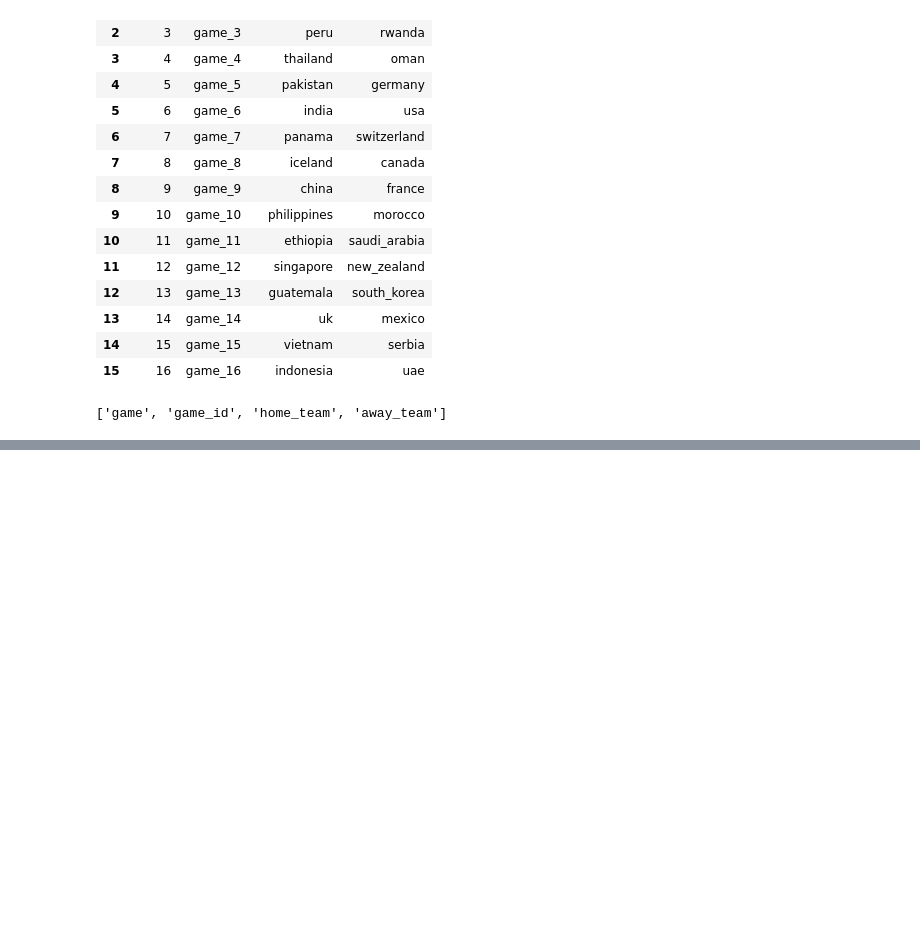
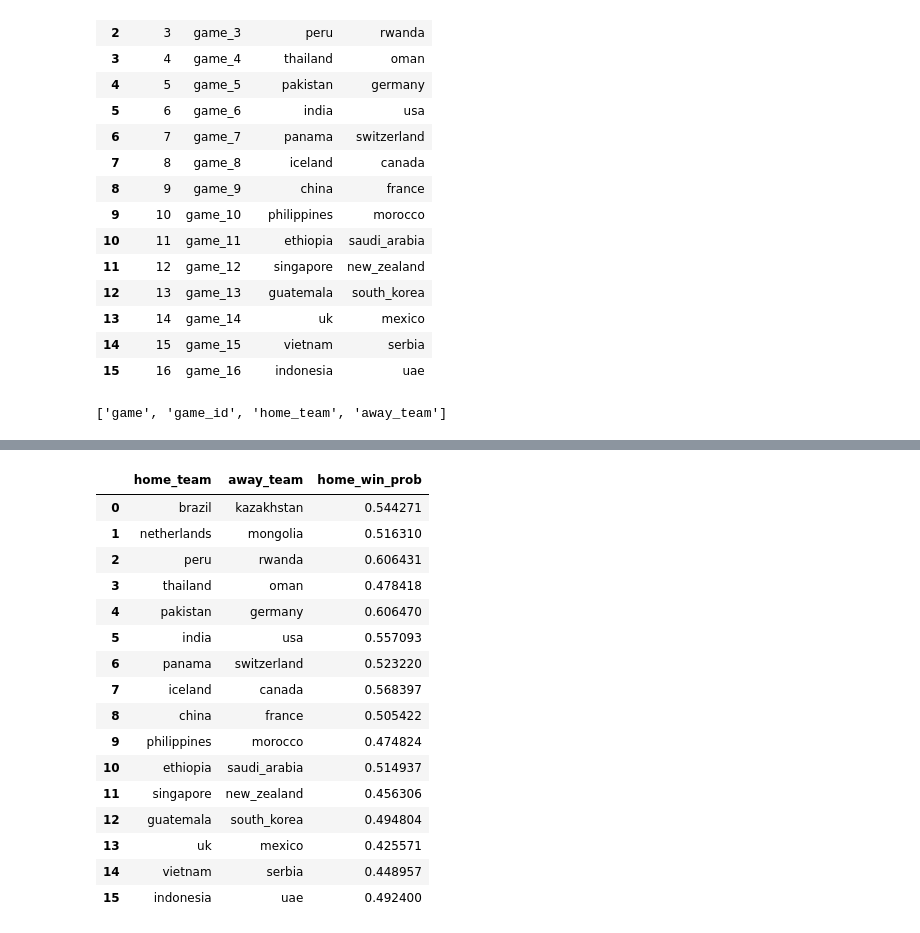
Before and after one commit to Krishnapabbu17/Wharton-DS-Project, a Jupyter notebook: notebooks/01_eda.ipynb, the cells around one changed output, grey strips where cells are left out. Saved outputs shown, nothing was run; the diff lists cells and outputs as text; code cells hidden in the pictures; blank space fills up the shorter version.

```diff
--- a/notebooks/01_eda.ipynb
+++ b/notebooks/01_eda.ipynb
@@ -133,0 +255,41 @@ matchups.columns.tolist()
+# %%
+matchups = matchups.merge(
+    team_table[["team", "strength_score"]],
+    left_on="home_team",
+    right_on="team",
+    how="left"
+).rename(columns={"strength_score": "home_strength"}).drop(columns=["team"])
+
+matchups = matchups.merge(
+    team_table[["team", "strength_score"]],
+    left_on="away_team",
+    right_on="team",
+    how="left"
+).rename(columns={"strength_score": "away_strength"}).drop(columns=["team"])
+
+matchups["strength_diff"] = matchups["home_strength"] - matchups["away_strength"]
+# %%
+import numpy as np
+
+k = 3  # scaling factor, can tune later
+matchups["home_win_prob"] = 1 / (1 + np.exp(-k * matchups["strength_diff"]))
+
+matchups[["home_team", "away_team", "home_win_prob"]]
+# %% [output]
+|  | home_team | away_team | home_win_prob |
+| 0 | brazil | kazakhstan | 0.544271 |
+| 1 | netherlands | mongolia | 0.516310 |
+| 2 | peru | rwanda | 0.606431 |
+| 3 | thailand | oman | 0.478418 |
+| 4 | pakistan | germany | 0.606470 |
+| 5 | india | usa | 0.557093 |
+| 6 | panama | switzerland | 0.523220 |
+| 7 | iceland | canada | 0.568397 |
+| 8 | china | france | 0.505422 |
+| 9 | philippines | morocco | 0.474824 |
+| 10 | ethiopia | saudi_arabia | 0.514937 |
+| 11 | singapore | new_zealand | 0.456306 |
+| 12 | guatemala | south_korea | 0.494804 |
+| 13 | uk | mexico | 0.425571 |
+| 14 | vietnam | serbia | 0.448957 |
+| 15 | indonesia | uae | 0.492400 |
```
Also changed, not shown: parts of 7 cells of this notebook.
